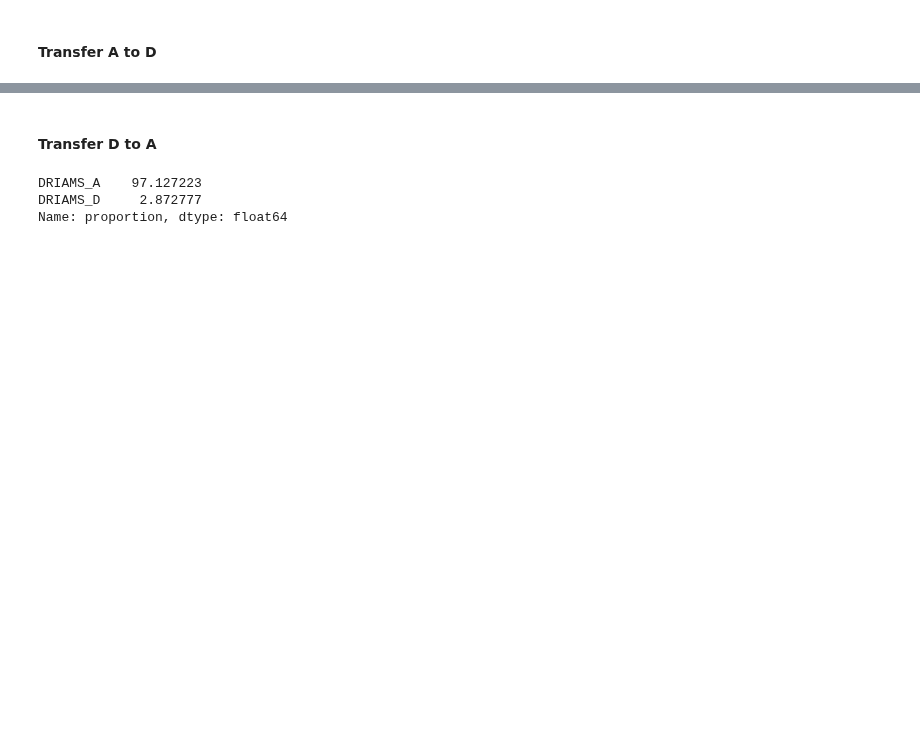
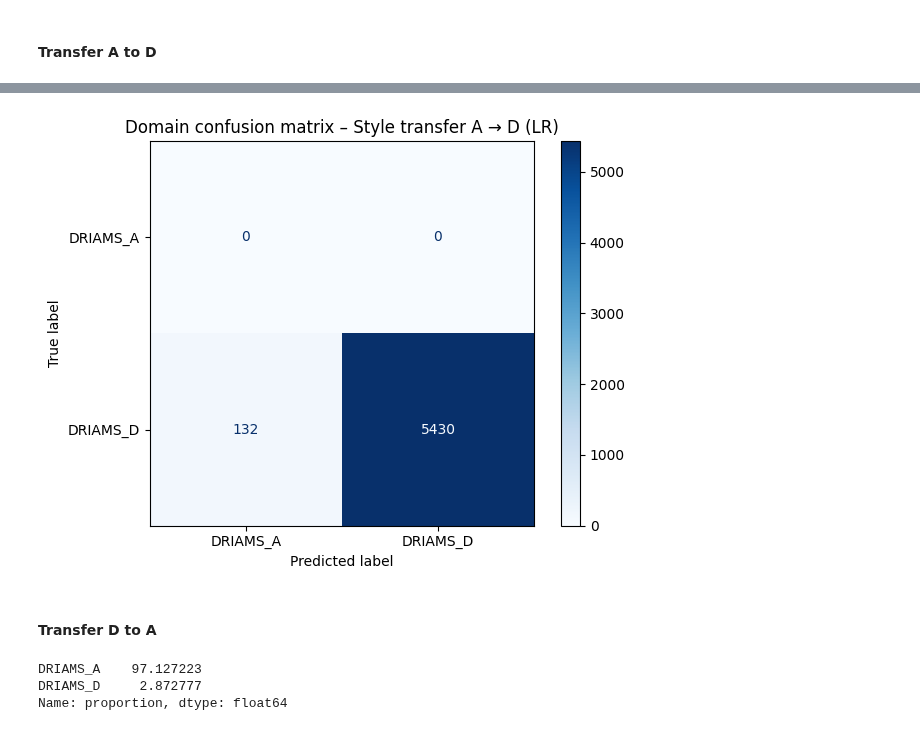
Before and after one commit to alexgaarciia/MALDIAlign, a Jupyter notebook: experiments/notebooks/style_transfer/style_transfer_multidecoder_prior.ipynb, the cells around one changed output, grey strips where cells are left out. Saved outputs shown, nothing was run; the diff lists cells and outputs as text; code cells hidden in the pictures; blank space fills up the shorter version.

Commit message:
add notebook on style transfer

```diff
--- a/experiments/notebooks/style_transfer/style_transfer_multidecoder_prior.ipynb
+++ b/experiments/notebooks/style_transfer/style_transfer_multidecoder_prior.ipynb
@@ -184,4 +197,21 @@ DRIAMS_A     2.373247
 Name: proportion, dtype: float64
+# %%
+y_true = np.full(
+    shape=len(y_pred),
+    fill_value="DRIAMS_D"
+)
+
+cm = confusion_matrix(y_true=y_true, y_pred=y_pred, labels=clf_x.classes_)
+disp = ConfusionMatrixDisplay(
+    cm, display_labels=clf_x.classes_
+)
+
+disp.plot(cmap="Blues")
+plt.title("Domain confusion matrix – Style transfer A → D (LR)")
+plt.tight_layout()
+plt.show()
+# %% [output]
+[figure, added]
 # %% [markdown]
 #### Transfer D to A
 # %%
```
Also changed, not shown: parts of 60 cells of this notebook.
